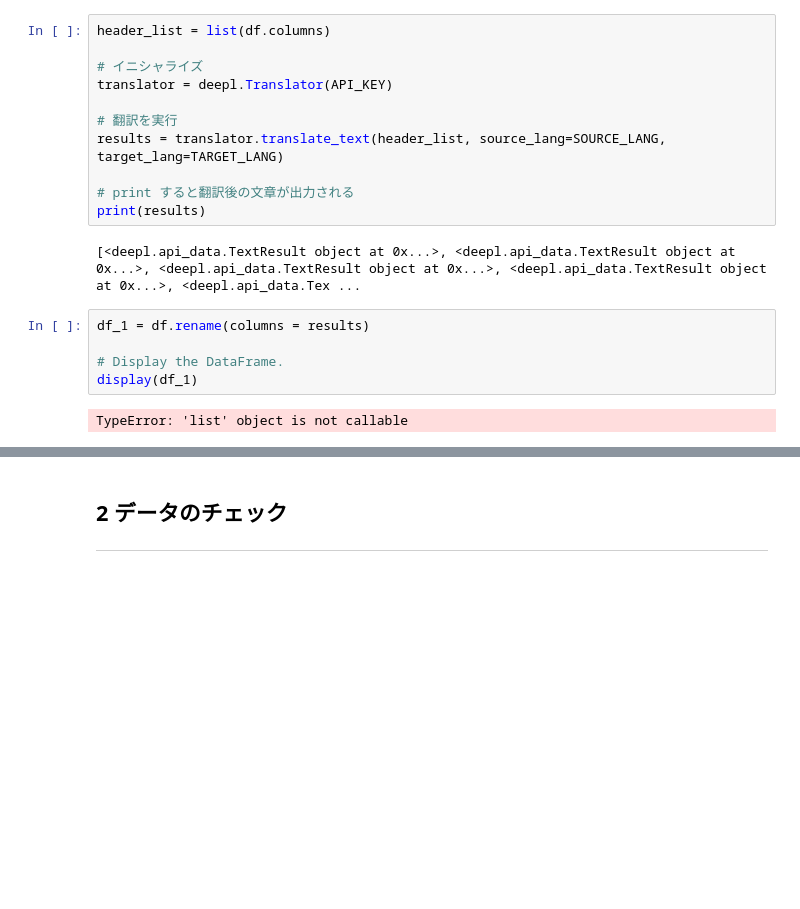
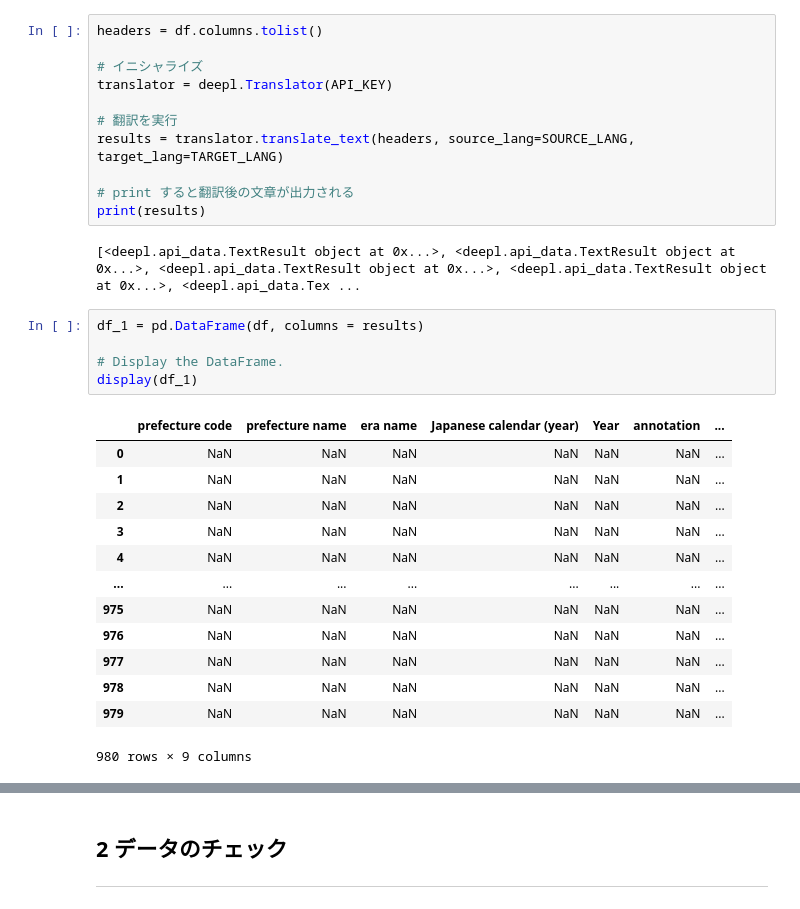
Before and after one commit to lab-shima/lab, a Jupyter notebook: データチェックノートブック.ipynb, the cells around one changed output, grey strips where cells are left out. Cells and saved outputs as stored; diff of their text form; blank space fills up the shorter version.

```diff
--- a/データチェックノートブック.ipynb
+++ b/データチェックノートブック.ipynb
@@ -62,22 +65,34 @@ display(df)
 # %% [markdown]
 ### 1.2 DeepL APIでヘッダーを翻訳
 # %%
-header_list = list(df.columns)
+headers = df.columns.tolist()
 
 # イニシャライズ
 translator = deepl.Translator(API_KEY)
 
 # 翻訳を実行
-results = translator.translate_text(header_list, source_lang=SOURCE_LANG, target_lang=TARGET_LANG)
+results = translator.translate_text(headers, source_lang=SOURCE_LANG, target_lang=TARGET_LANG)
 
 # print すると翻訳後の文章が出力される
 print(results)
 # %% [output]
 [<deepl.api_data.TextResult object at 0x...>, <deepl.api_data.TextResult object at 0x...>, <deepl.api_data.TextResult object at 0x...>, <deepl.api_data.TextResult object at 0x...>, <deepl.api_data.Tex ...
 # %%
-df_1 = df.rename(columns = results)
+df_1 = pd.DataFrame(df, columns = results)
 
 # Display the DataFrame.
 display(df_1)
 # %% [output]
+|  | prefecture code | prefecture name | era name | Japanese calendar (year) | Year | annotation | ... |
+| 0 | NaN | NaN | NaN | NaN | NaN | NaN | ... |
+| 1 | NaN | NaN | NaN | NaN | NaN | NaN | ... |
+| 2 | NaN | NaN | NaN | NaN | NaN | NaN | ... |
+| 3 | NaN | NaN | NaN | NaN | NaN | NaN | ... |
+| 4 | NaN | NaN | NaN | NaN | NaN | NaN | ... |
+| ... | ... | ... | ... | ... | ... | ... | ... |
+| 975 | NaN | NaN | NaN | NaN | NaN | NaN | ... |
+| 976 | NaN | NaN | NaN | NaN | NaN | NaN | ... |
+| 977 | NaN | NaN | NaN | NaN | NaN | NaN | ... |
+| 978 | NaN | NaN | NaN | NaN | NaN | NaN | ... |
+| 979 | NaN | NaN | NaN | NaN | NaN | NaN | ... |
-TypeError: 'list' object is not callable
+980 rows × 9 columns
```
Also changed, not shown: parts of 3 cells of this notebook.
